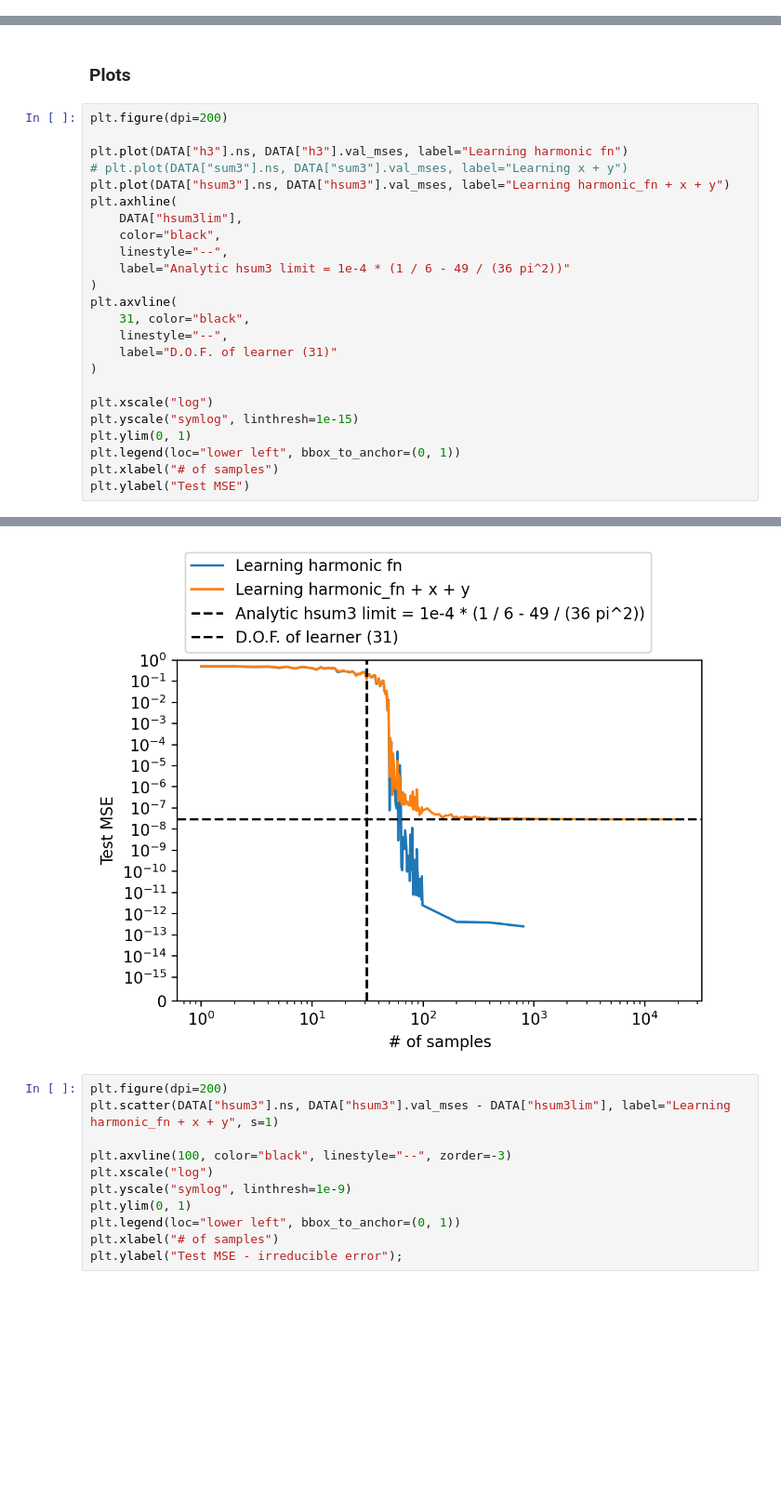
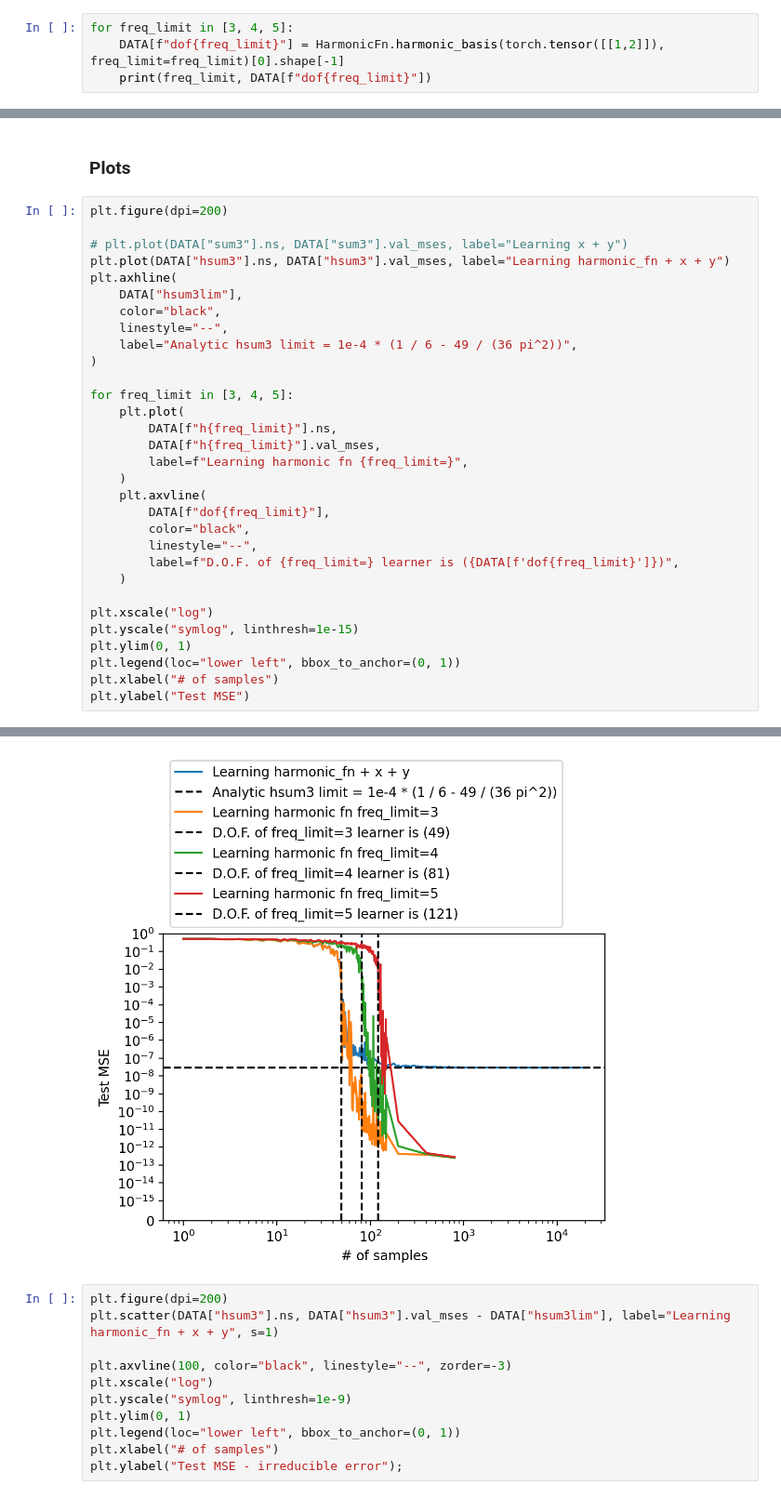
Before and after one commit to ed1d1a8d/scaling, a Jupyter notebook: notebooks/oob/oob-learning.ipynb, the cells around one changed output, grey strips where cells are left out. Shown at 93% size. Saved outputs shown, nothing was run; the diff lists cells and outputs as text; blank space fills up the shorter version.

Commit message:
Better oob learning analysis

```diff
--- a/notebooks/oob/oob-learning.ipynb
+++ b/notebooks/oob/oob-learning.ipynb
@@ -211,3 +212,7 @@ DATA["hsum3"] = run_lstsq_exp(
 )
 # %%
 DATA["hsum3lim"] = 1e-6 * (1 / 6 - 49 / (36 * np.pi * np.pi))
+# %%
+for freq_limit in [3, 4, 5]:
+    DATA[f"dof{freq_limit}"] = HarmonicFn.harmonic_basis(torch.tensor([[1,2]]), freq_limit=freq_limit)[0].shape[-1]
+    print(freq_limit, DATA[f"dof{freq_limit}"])
@@ -216,30 +225,37 @@ DATA["hsum3lim"] = 1e-6 * (1 / 6 - 49 / (36 * np.pi * np.pi))
 # %%
 plt.figure(dpi=200)
 
-plt.plot(DATA["h3"].ns, DATA["h3"].val_mses, label="Learning harmonic fn")
 # plt.plot(DATA["sum3"].ns, DATA["sum3"].val_mses, label="Learning x + y")
 plt.plot(DATA["hsum3"].ns, DATA["hsum3"].val_mses, label="Learning harmonic_fn + x + y")
 plt.axhline(
     DATA["hsum3lim"],
     color="black",
     linestyle="--",
-    label="Analytic hsum3 limit = 1e-4 * (1 / 6 - 49 / (36 pi^2))"
+    label="Analytic hsum3 limit = 1e-4 * (1 / 6 - 49 / (36 pi^2))",
 )
-plt.axvline(
-    31, color="black",
-    linestyle="--",
-    label="D.O.F. of learner (31)"
-)
+
+for freq_limit in [3, 4, 5]:
+    plt.plot(
+        DATA[f"h{freq_limit}"].ns,
+        DATA[f"h{freq_limit}"].val_mses,
+        label=f"Learning harmonic fn {freq_limit=}",
+    )
+    plt.axvline(
+        DATA[f"dof{freq_limit}"],
+        color="black",
+        linestyle="--",
+        label=f"D.O.F. of {freq_limit=} learner is ({DATA[f'dof{freq_limit}']})",
+    )
 
 plt.xscale("log")
 plt.yscale("symlog", linthresh=1e-15)
 plt.ylim(0, 1)
 plt.legend(loc="lower left", bbox_to_anchor=(0, 1))
 plt.xlabel("# of samples")
 plt.ylabel("Test MSE")
 # %% [output]
 Text(0, 0.5, 'Test MSE')
-[figure, old version]
+[figure, new version]
 # %%
 plt.figure(dpi=200)
 plt.scatter(DATA["hsum3"].ns, DATA["hsum3"].val_mses - DATA["hsum3lim"], label="Learning harmonic_fn + x + y", s=1)
```
Also changed, not shown: parts of 2 cells of this notebook.
